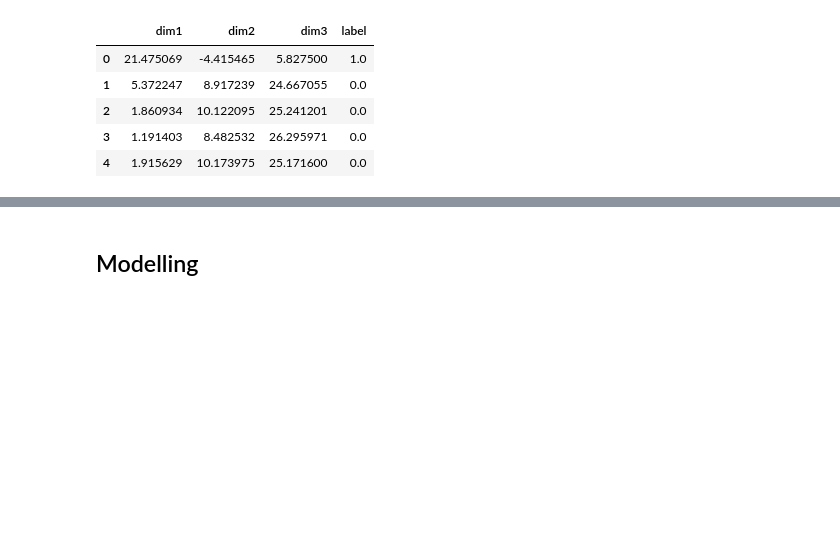
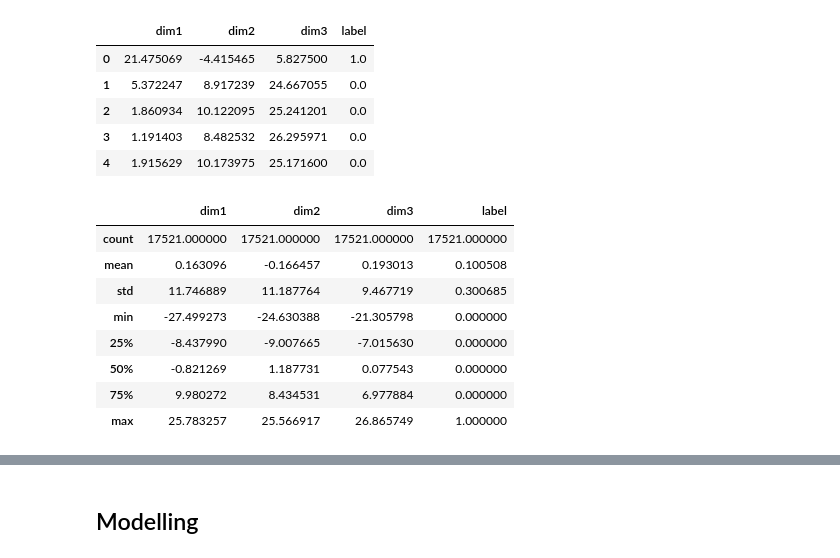
Before and after one commit to Shalakam/banking-behaviour-scorecard, a Jupyter notebook: kernel.ipynb, the cells around one changed output, grey strips where cells are left out. Cells and saved outputs as stored; diff of their text form; code cells hidden in the pictures; blank space fills up the shorter version.

```diff
--- a/kernel.ipynb
+++ b/kernel.ipynb
@@ -186,3 +193,15 @@ dfa.head()
 | 2 | 1.860934 | 10.122095 | 25.241201 | 0.0 |
 | 3 | 1.191403 | 8.482532 | 26.295971 | 0.0 |
 | 4 | 1.915629 | 10.173975 | 25.171600 | 0.0 |
+# %%
+dfa.describe()
+# %% [output]
+|  | dim1 | dim2 | dim3 | label |
+| count | 17521.000000 | 17521.000000 | 17521.000000 | 17521.000000 |
+| mean | 0.163096 | -0.166457 | 0.193013 | 0.100508 |
+| std | 11.746889 | 11.187764 | 9.467719 | 0.300685 |
+| min | -27.499273 | -24.630388 | -21.305798 | 0.000000 |
+| 25% | -8.437990 | -9.007665 | -7.015630 | 0.000000 |
+| 50% | -0.821269 | 1.187731 | 0.077543 | 0.000000 |
+| 75% | 9.980272 | 8.434531 | 6.977884 | 0.000000 |
+| max | 25.783257 | 25.566917 | 26.865749 | 1.000000 |
```
Also changed, not shown: parts of 15 cells of this notebook.
